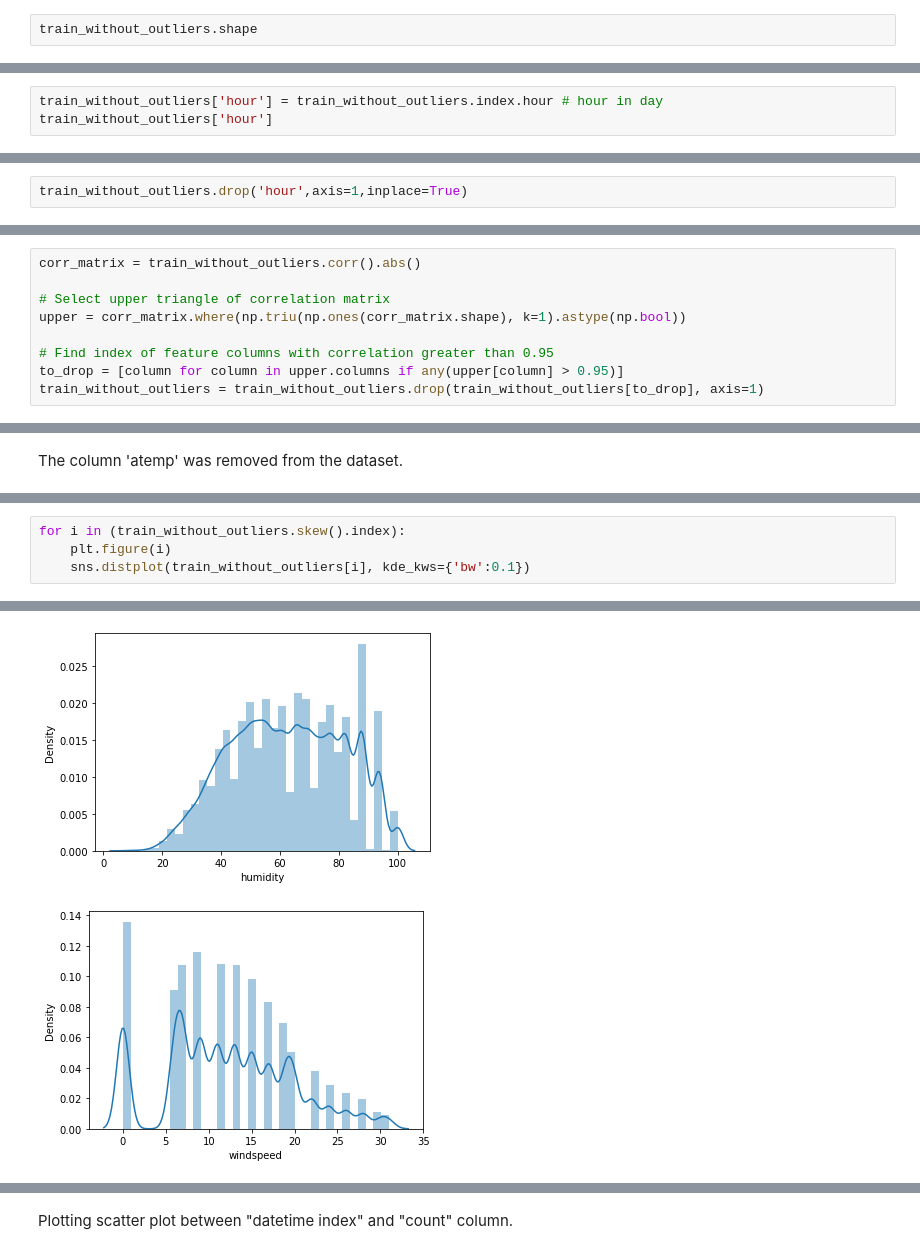
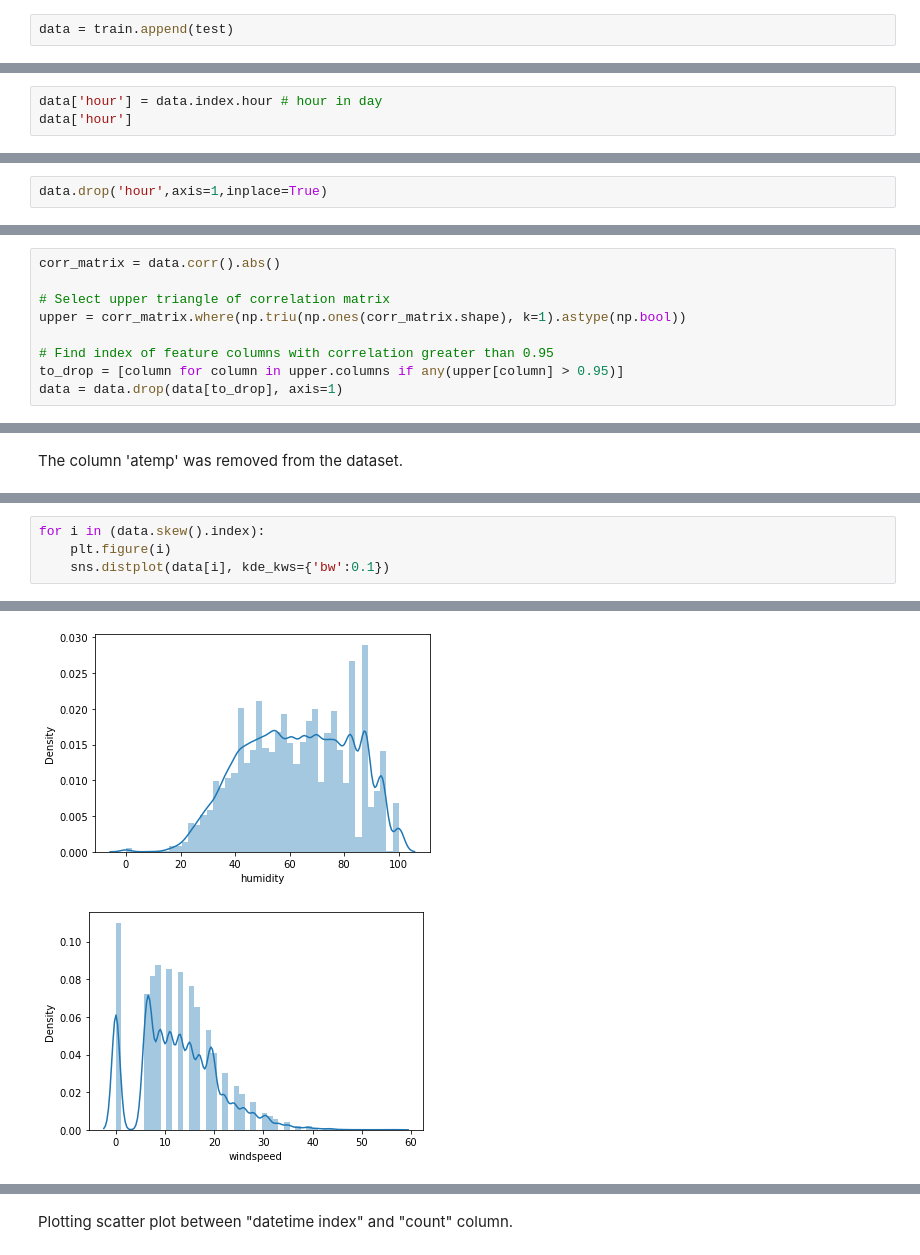
Before and after one commit to sydneycalo/biketimeseries, a Jupyter notebook: Bike Dataset Time Series Forecasting (Nicole Calo).ipynb, the cells around one changed output, grey strips where cells are left out. Saved outputs shown, nothing was run; the diff lists cells and outputs as text.

```diff
--- a/Bike Dataset Time Series Forecasting (Nicole Calo).ipynb
+++ b/Bike Dataset Time Series Forecasting (Nicole Calo).ipynb
@@ -228,2 +230,2 @@ train_without_outliers = train[~((train < (Q1 - 1.5*IQR)) | (train > (Q3 + 1.5*I
 # %%
-train_without_outliers.shape
+data = train.append(test)
@@ -265,8 +272,8 @@ We see that the amount of rentals drop as it gets more rainy.
 # %% [markdown]
 Extract hour from datetime index.
 # %%
-train_without_outliers['hour'] = train_without_outliers.index.hour # hour in day
-train_without_outliers['hour']
+data['hour'] = data.index.hour # hour in day
+data['hour']
 # %% [output]
 datetime
 2011-01-01 00:00:00     0
@@ -292,5 +299,5 @@ Text(0.5, 1.0, 'Count Distribution Across Hour')
 # %% [markdown]
 Peak hours are during commuting hours: between 7-8 in the morning, and 17-18 in the evening.
 # %%
-train_without_outliers.drop('hour',axis=1,inplace=True)
+data.drop('hour',axis=1,inplace=True)
 # %% [markdown]
@@ -313,9 +324,9 @@ Finding if multi collinearity is present in the data, if it is then drop that pa
 # %%
-corr_matrix = train_without_outliers.corr().abs()
+corr_matrix = data.corr().abs()
 
 # Select upper triangle of correlation matrix
 upper = corr_matrix.where(np.triu(np.ones(corr_matrix.shape), k=1).astype(np.bool))
 
 # Find index of feature columns with correlation greater than 0.95
 to_drop = [column for column in upper.columns if any(upper[column] > 0.95)]
-train_without_outliers = train_without_outliers.drop(train_without_outliers[to_drop], axis=1)
+data = data.drop(data[to_drop], axis=1)
@@ -336,5 +377,5 @@ Plotting distribution plot for the variables having skewness
 # %%
-for i in (train_without_outliers.skew().index):
+for i in (data.skew().index):
     plt.figure(i)
-    sns.distplot(train_without_outliers[i], kde_kws={'bw':0.1})
+    sns.distplot(data[i], kde_kws={'bw':0.1})
 # %% [output]
@@ -346,2 +387,2 @@ for i in (train_without_outliers.skew().index):
-[figure, old version]
+[figure, new version]
-[figure, old version]
+[figure, new version]
```
Also changed, not shown: parts of 51 cells of this notebook, 3 other files.
